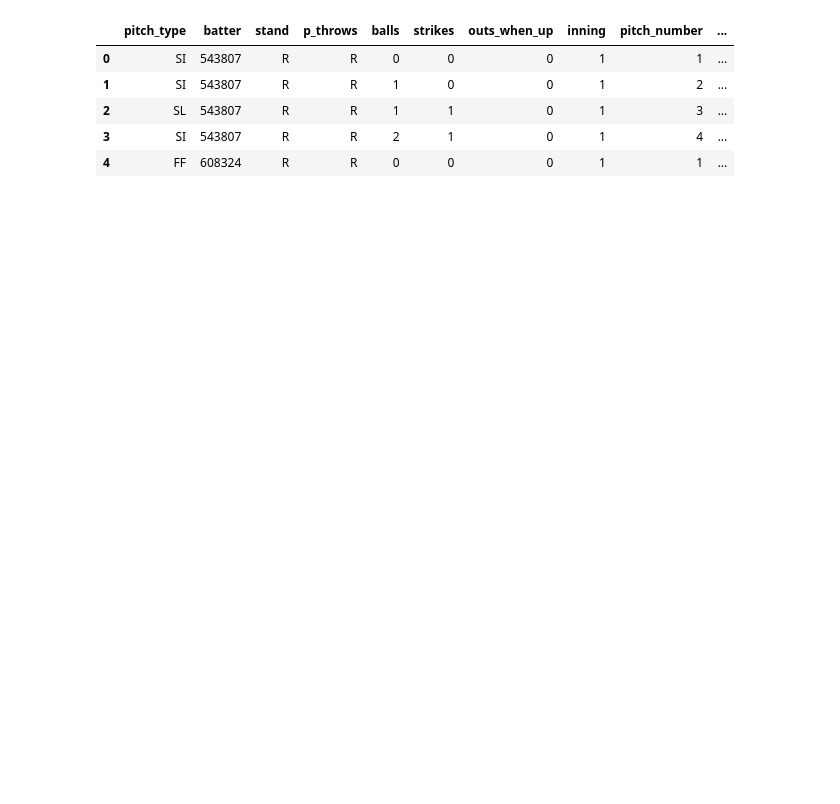
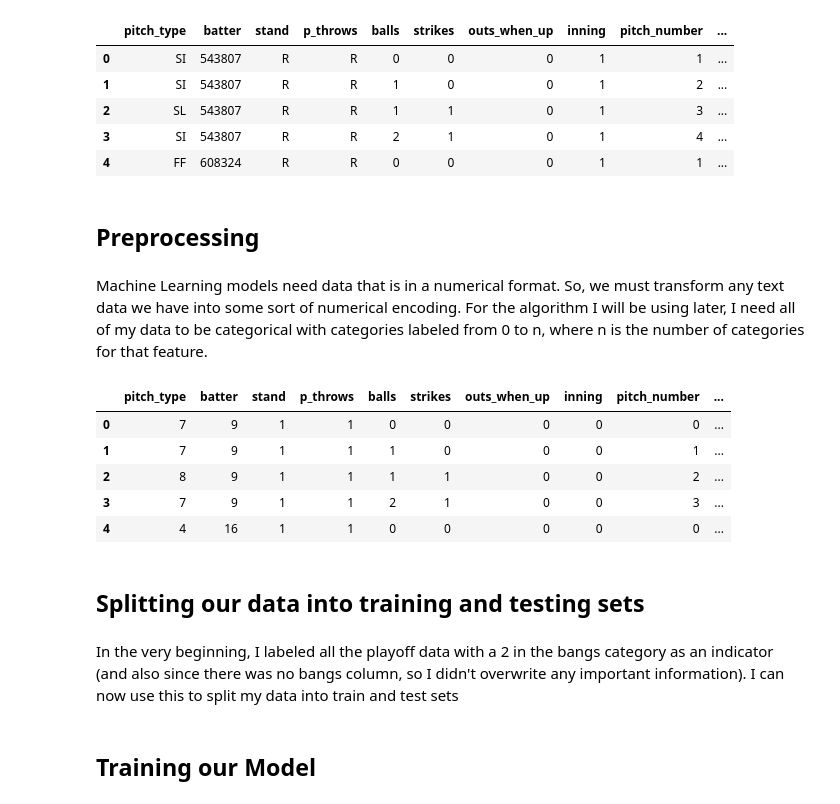
Before and after one commit to Ethor13/astros, a Jupyter notebook: naive_bayes.ipynb, the cells around one changed output. Cells and saved outputs as stored; diff of their text form; code cells hidden in the pictures; blank space fills up the shorter version.

```diff
--- a/naive_bayes.ipynb
+++ b/naive_bayes.ipynb
@@ -37,13 +197,5 @@ memory usage: 6.7+ MB
 # %%
-# nulls = df.isna().sum()
-# keep_cols = nulls[nulls < 200].index
-# keep_cols = ['pitch_type', 'release_speed', 'batter', 'description',
-
-#        'zone', 'stand', 'p_throws', 'type', 'balls', 'strikes',
-#        'outs_when_up', 'inning', 'effective_speed', 'release_spin_rate',
-#        'release_extension', 'at_bat_number', 'pitch_number', 'home_score',
-#        'away_score', 'spin_axis', 'delta_home_win_exp', 'delta_run_exp']
-cols = ['pitch_type', 'batter', 'stand', 'p_throws', 'balls', 'strikes',
+keep_cols = ['pitch_type', 'batter', 'stand', 'p_throws', 'balls', 'strikes',
        'outs_when_up', 'inning', 'pitch_number', 'score_diff', 'delta_home_win_exp',
        'delta_run_exp', 'bangs']
 non_feature_cols = ['delta_home_win_exp', 'delta_run_exp', 'bangs']
@@ -54,0 +202,8 @@ small_df.loc[(small_df['bangs'] != 0) & (small_df['bangs'] != 2), 'bangs'] = 1
+# %%
+num_cols_before = len(df.columns)
+
+df = df.loc[:, keep_cols]
+
+num_cols_after = len(df.columns)
+
+print(f"We reduced the number of columns from {num_cols_before} to {num_cols_after}")
@@ -55,3 +239,3 @@ small_df.loc[(small_df['bangs'] != 0) & (small_df['bangs'] != 2), 'bangs'] = 1
 # %%
-small_df = small_df[small_df.isna().sum(axis=1) == 0].reset_index(drop=True)
+df = df[df.isna().sum(axis=1) == 0].reset_index(drop=True)
 # %%
@@ -63,4 +247,8 @@ small_df.head()
 | 2 | SL | 543807 | R | R | 1 | 1 | 0 | 1 | 3 | ... |
 | 3 | SI | 543807 | R | R | 2 | 1 | 0 | 1 | 4 | ... |
 | 4 | FF | 608324 | R | R | 0 | 0 | 0 | 1 | 1 | ... |
+# %% [markdown]
+## Preprocessing
+# %% [markdown]
+Machine Learning models need data that is in a numerical format. So, we must transform any text data we have into some sort of numerical encoding. For the algorithm I will be using later, I need all of my data to be categorical with categories labeled from 0 to n, where n is the number of categories for that feature.
 # %%
@@ -68,6 +256,19 @@ cat_df = small_df.copy()
 for col in cat_df.columns:
     if col not in non_feature_cols:
         cat_df[col] = cat_df[col].astype('category').cat.codes
+# %%
+cat_df.head()
+# %% [output]
+|  | pitch_type | batter | stand | p_throws | balls | strikes | outs_when_up | inning | pitch_number | ... |
+| 0 | 7 | 9 | 1 | 1 | 0 | 0 | 0 | 0 | 0 | ... |
+| 1 | 7 | 9 | 1 | 1 | 1 | 0 | 0 | 0 | 1 | ... |
+| 2 | 8 | 9 | 1 | 1 | 1 | 1 | 0 | 0 | 2 | ... |
+| 3 | 7 | 9 | 1 | 1 | 2 | 1 | 0 | 0 | 3 | ... |
+| 4 | 4 | 16 | 1 | 1 | 0 | 0 | 0 | 0 | 0 | ... |
+# %% [markdown]
+## Splitting our data into training and testing sets
+# %% [markdown]
+In the very beginning, I labeled all the playoff data with a 2 in the bangs category as an indicator (and also since there was no bangs column, so I didn't overwrite any important information). I can now use this to split my data into train and test sets
 # %%
 train_mask = cat_df.bangs != 2
 # %%
@@ -76,3 +277,5 @@ x_test = cat_df[~train_mask].copy().drop(non_feature_cols, axis=1)
 
 y_train = cat_df.loc[train_mask, 'bangs']
 y_train = y_train.astype('category').cat.codes
+# %% [markdown]
+## Training our Model
```
Also changed, not shown: parts of 52 cells of this notebook.
